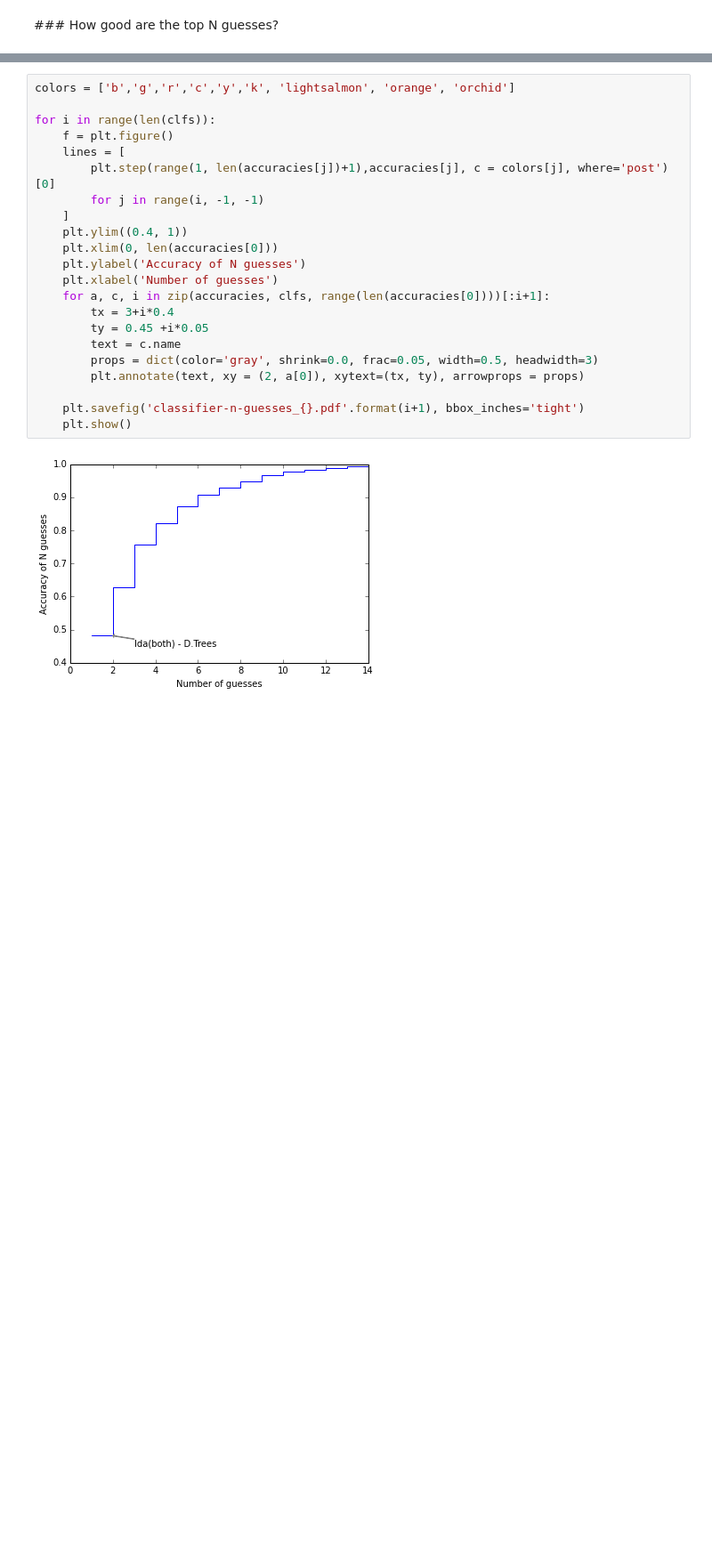
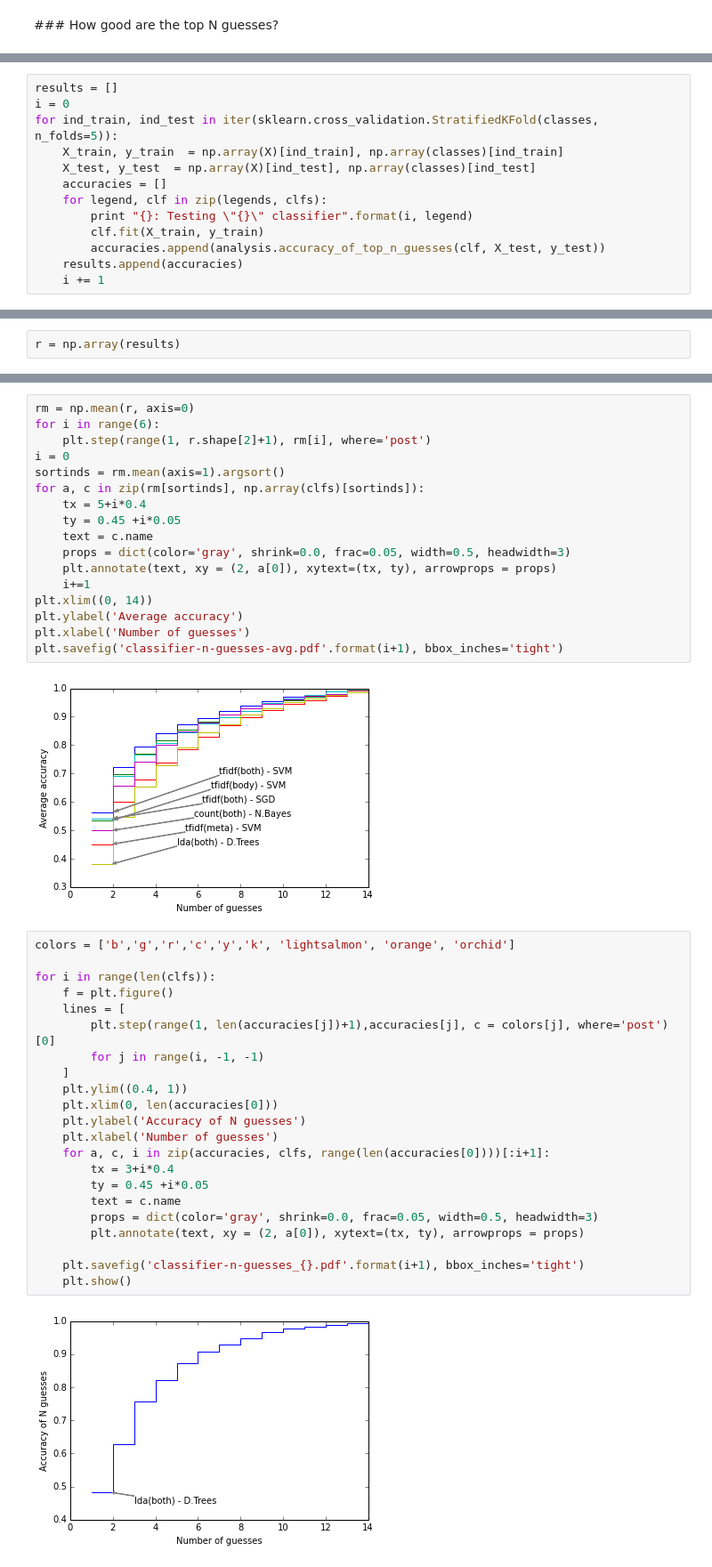
Before and after one commit to comp6028team17/gensim_testing, a Jupyter notebook: pipeline_union.ipynb, the cells around one changed output, grey strips where cells are left out. Shown: that part at 89% size. Drawn from its saved outputs; the diff is of its cells as text; blank space fills up the shorter version.

```diff
--- a/pipeline_union.ipynb
+++ b/pipeline_union.ipynb
@@ -316,0 +250,13 @@ Testing "lda(both) - D.Trees" classifier
+# %%
+results = []
+i = 0
+for ind_train, ind_test in iter(sklearn.cross_validation.StratifiedKFold(classes, n_folds=5)):
+    X_train, y_train  = np.array(X)[ind_train], np.array(classes)[ind_train]
+    X_test, y_test  = np.array(X)[ind_test], np.array(classes)[ind_test]
+    accuracies = []
+    for legend, clf in zip(legends, clfs):
+        print "{}: Testing \"{}\" classifier".format(i, legend)
+        clf.fit(X_train, y_train)
+        accuracies.append(analysis.accuracy_of_top_n_guesses(clf, X_test, y_test))
+    results.append(accuracies)
+    i += 1
@@ -316,0 +281,2 @@ Testing "lda(both) - D.Trees" classifier
+# %%
+r = np.array(results)
@@ -317,3 +304,22 @@ Testing "lda(both) - D.Trees" classifier
+# %%
+rm = np.mean(r, axis=0)
+for i in range(6):
+    plt.step(range(1, r.shape[2]+1), rm[i], where='post')
+i = 0
+sortinds = rm.mean(axis=1).argsort()
+for a, c in zip(rm[sortinds], np.array(clfs)[sortinds]):
+    tx = 5+i*0.4
+    ty = 0.45 +i*0.05
+    text = c.name
+    props = dict(color='gray', shrink=0.0, frac=0.05, width=0.5, headwidth=3)
+    plt.annotate(text, xy = (2, a[0]), xytext=(tx, ty), arrowprops = props)
+    i+=1
+plt.xlim((0, 14))
+plt.ylabel('Average accuracy')
+plt.xlabel('Number of guesses')
+plt.savefig('classifier-n-guesses-avg.pdf'.format(i+1), bbox_inches='tight')
+# %% [output]
+[figure, added]
 # %%
 colors = ['b','g','r','c','y','k', 'lightsalmon', 'orange', 'orchid']
 
```
Also changed, not shown: parts of 30 cells of this notebook, 4 other files.
